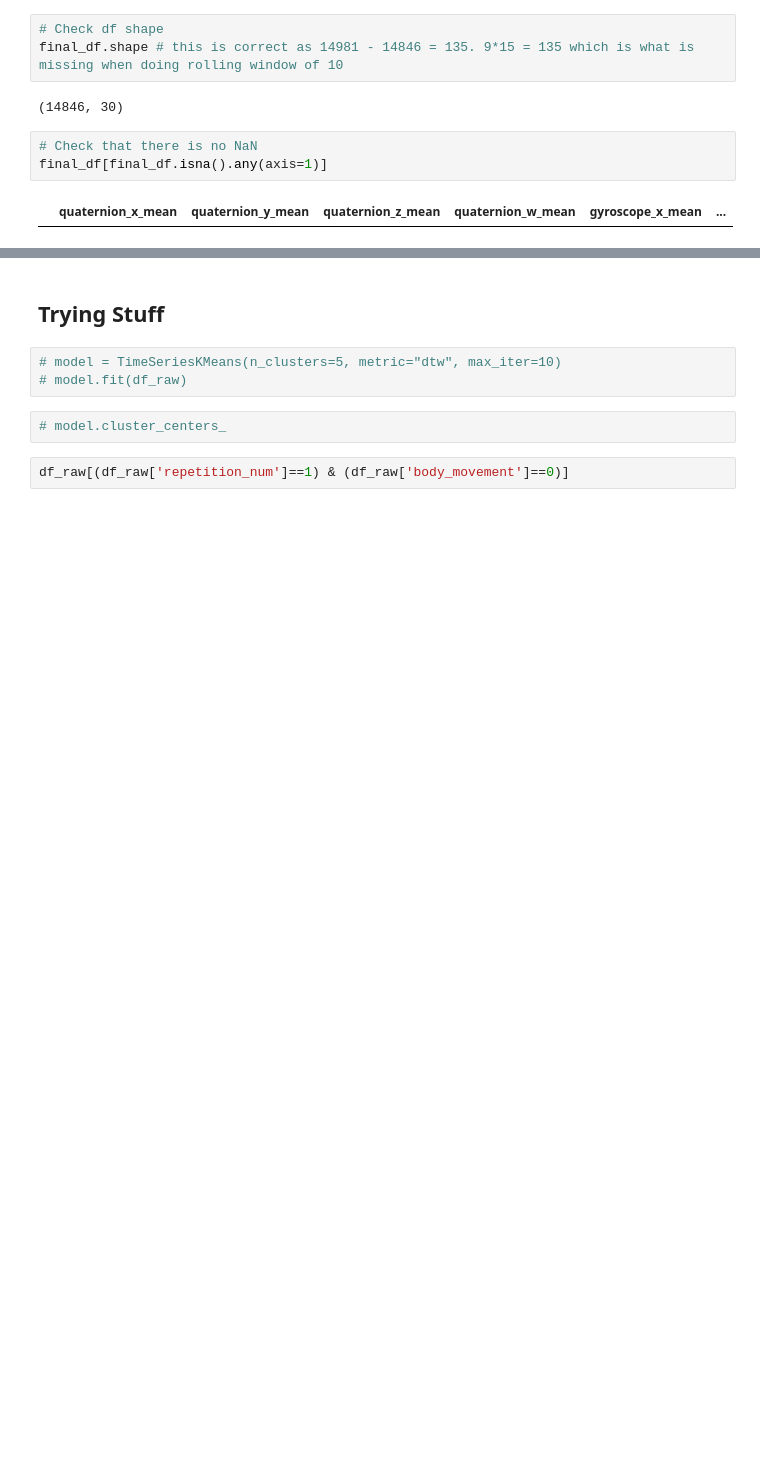
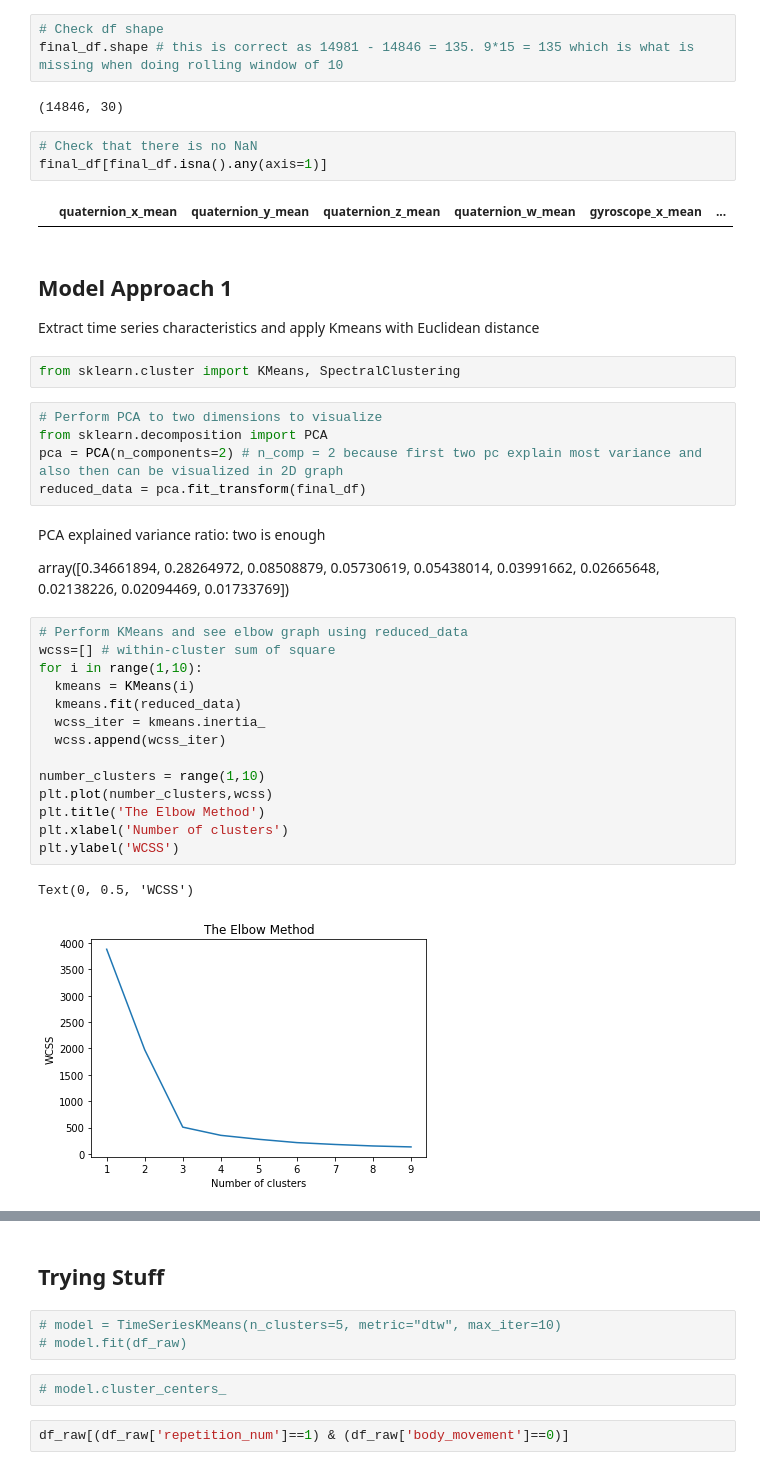
Before and after one commit to hkevincho/Pison, a Jupyter notebook: Pison_challenge.ipynb, the cells around one changed output, grey strips where cells are left out. Drawn from its saved outputs; the diff is of its cells as text; blank space fills up the shorter version.

```diff
--- a/Pison_challenge.ipynb
+++ b/Pison_challenge.ipynb
@@ -173,3 +304,35 @@ final_df.shape # this is correct as 14981 - 14846 = 135. 9*15 = 135 which is wha
 final_df[final_df.isna().any(axis=1)]
 # %% [output]
 |  | quaternion_x_mean | quaternion_y_mean | quaternion_z_mean | quaternion_w_mean | gyroscope_x_mean | ... |
+# %% [markdown]
+## Model Approach 1
+Extract time series characteristics and apply Kmeans with Euclidean distance
+# %%
+from sklearn.cluster import KMeans, SpectralClustering
+# %%
+# Perform PCA to two dimensions to visualize
+from sklearn.decomposition import PCA
+pca = PCA(n_components=2) # n_comp = 2 because first two pc explain most variance and also then can be visualized in 2D graph
+reduced_data = pca.fit_transform(final_df)
+# %% [markdown]
+PCA explained variance ratio: two is enough
+
+array([0.34661894, 0.28264972, 0.08508879, 0.05730619, 0.05438014,
+       0.03991662, 0.02665648, 0.02138226, 0.02094469, 0.01733769])
+# %%
+# Perform KMeans and see elbow graph using reduced_data
+wcss=[] # within-cluster sum of square
+for i in range(1,10):
+  kmeans = KMeans(i)
+  kmeans.fit(reduced_data)
+  wcss_iter = kmeans.inertia_
+  wcss.append(wcss_iter)
+
+number_clusters = range(1,10)
+plt.plot(number_clusters,wcss)
+plt.title('The Elbow Method')
+plt.xlabel('Number of clusters')
+plt.ylabel('WCSS')
+# %% [output]
+Text(0, 0.5, 'WCSS')
+[figure, added]
```
Also changed, not shown: parts of 48 cells of this notebook.
